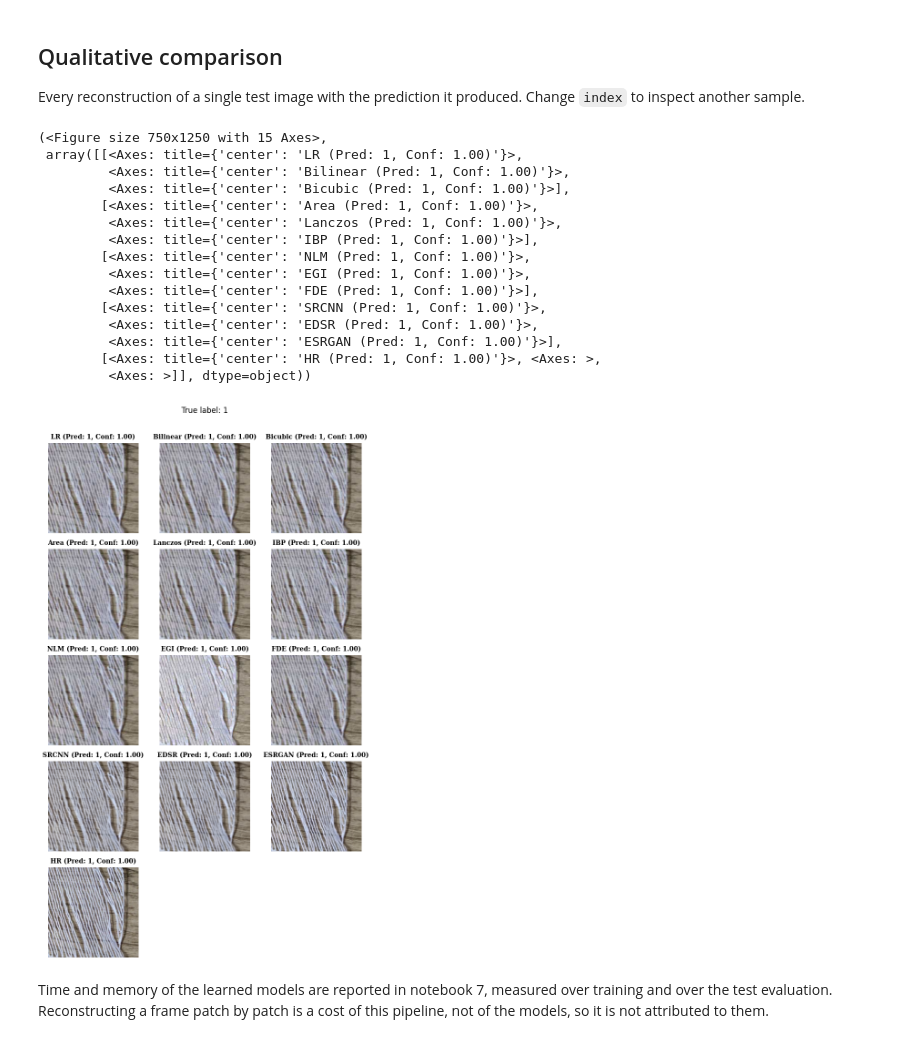
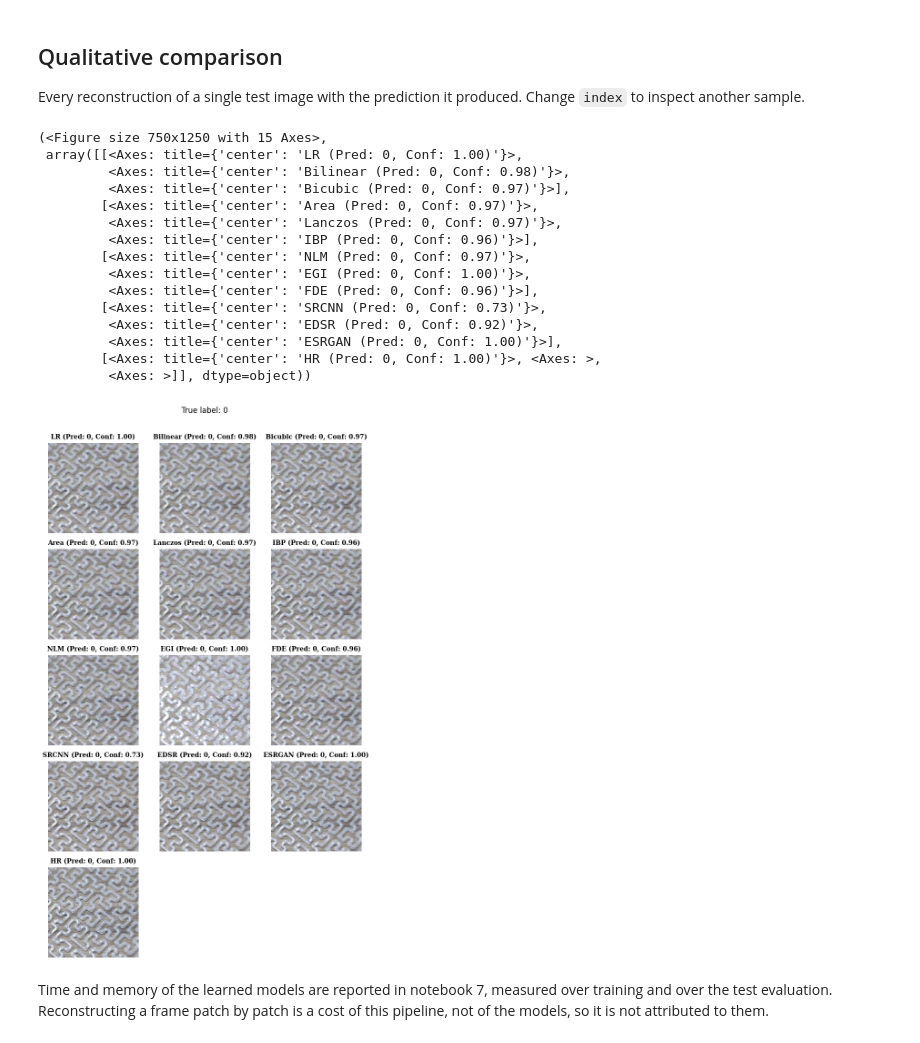
Before and after one commit to bgmanuel99/Super-Resolution-Images-for-3D-Printing-Defect-Detection, a Jupyter notebook: notebooks/9_defect_detection_pipeline.ipynb, the cells around one changed output. Cells and saved outputs as stored; diff of their text form; code cells hidden in the pictures.

Commit message:
new executions for the models and new predictions

```diff
--- a/notebooks/9_defect_detection_pipeline.ipynb
+++ b/notebooks/9_defect_detection_pipeline.ipynb
@@ -165,23 +164,23 @@ fig, axes, confidence_metrics = pipeline.plot_confidence()
 
 Every reconstruction of a single test image with the prediction it produced. Change `index` to inspect another sample.
 # %%
-pipeline.plot_sample_predictions(index=9)
+pipeline.plot_sample_predictions(index=35)
 # %% [output]
 (<Figure size 750x1250 with 15 Axes>,
- array([[<Axes: title={'center': 'LR (Pred: 1, Conf: 1.00)'}>,
-         <Axes: title={'center': 'Bilinear (Pred: 1, Conf: 1.00)'}>,
-         <Axes: title={'center': 'Bicubic (Pred: 1, Conf: 1.00)'}>],
-        [<Axes: title={'center': 'Area (Pred: 1, Conf: 1.00)'}>,
-         <Axes: title={'center': 'Lanczos (Pred: 1, Conf: 1.00)'}>,
-         <Axes: title={'center': 'IBP (Pred: 1, Conf: 1.00)'}>],
-        [<Axes: title={'center': 'NLM (Pred: 1, Conf: 1.00)'}>,
-         <Axes: title={'center': 'EGI (Pred: 1, Conf: 1.00)'}>,
-         <Axes: title={'center': 'FDE (Pred: 1, Conf: 1.00)'}>],
-        [<Axes: title={'center': 'SRCNN (Pred: 1, Conf: 1.00)'}>,
-         <Axes: title={'center': 'EDSR (Pred: 1, Conf: 1.00)'}>,
-         <Axes: title={'center': 'ESRGAN (Pred: 1, Conf: 1.00)'}>],
-        [<Axes: title={'center': 'HR (Pred: 1, Conf: 1.00)'}>, <Axes: >,
+ array([[<Axes: title={'center': 'LR (Pred: 0, Conf: 1.00)'}>,
+         <Axes: title={'center': 'Bilinear (Pred: 0, Conf: 0.98)'}>,
+         <Axes: title={'center': 'Bicubic (Pred: 0, Conf: 0.97)'}>],
+        [<Axes: title={'center': 'Area (Pred: 0, Conf: 0.97)'}>,
+         <Axes: title={'center': 'Lanczos (Pred: 0, Conf: 0.97)'}>,
+         <Axes: title={'center': 'IBP (Pred: 0, Conf: 0.96)'}>],
+        [<Axes: title={'center': 'NLM (Pred: 0, Conf: 0.97)'}>,
+         <Axes: title={'center': 'EGI (Pred: 0, Conf: 1.00)'}>,
+         <Axes: title={'center': 'FDE (Pred: 0, Conf: 0.96)'}>],
+        [<Axes: title={'center': 'SRCNN (Pred: 0, Conf: 0.73)'}>,
+         <Axes: title={'center': 'EDSR (Pred: 0, Conf: 0.92)'}>,
+         <Axes: title={'center': 'ESRGAN (Pred: 0, Conf: 1.00)'}>],
+        [<Axes: title={'center': 'HR (Pred: 0, Conf: 1.00)'}>, <Axes: >,
          <Axes: >]], dtype=object))
-[figure, old version]
+[figure, new version]
 # %% [markdown]
 Time and memory of the learned models are reported in notebook 7, measured over training and over the test evaluation. Reconstructing a frame patch by patch is a cost of this pipeline, not of the models, so it is not attributed to them.
```
Also changed, not shown: parts of 3 cells of this notebook, 2 other files.
